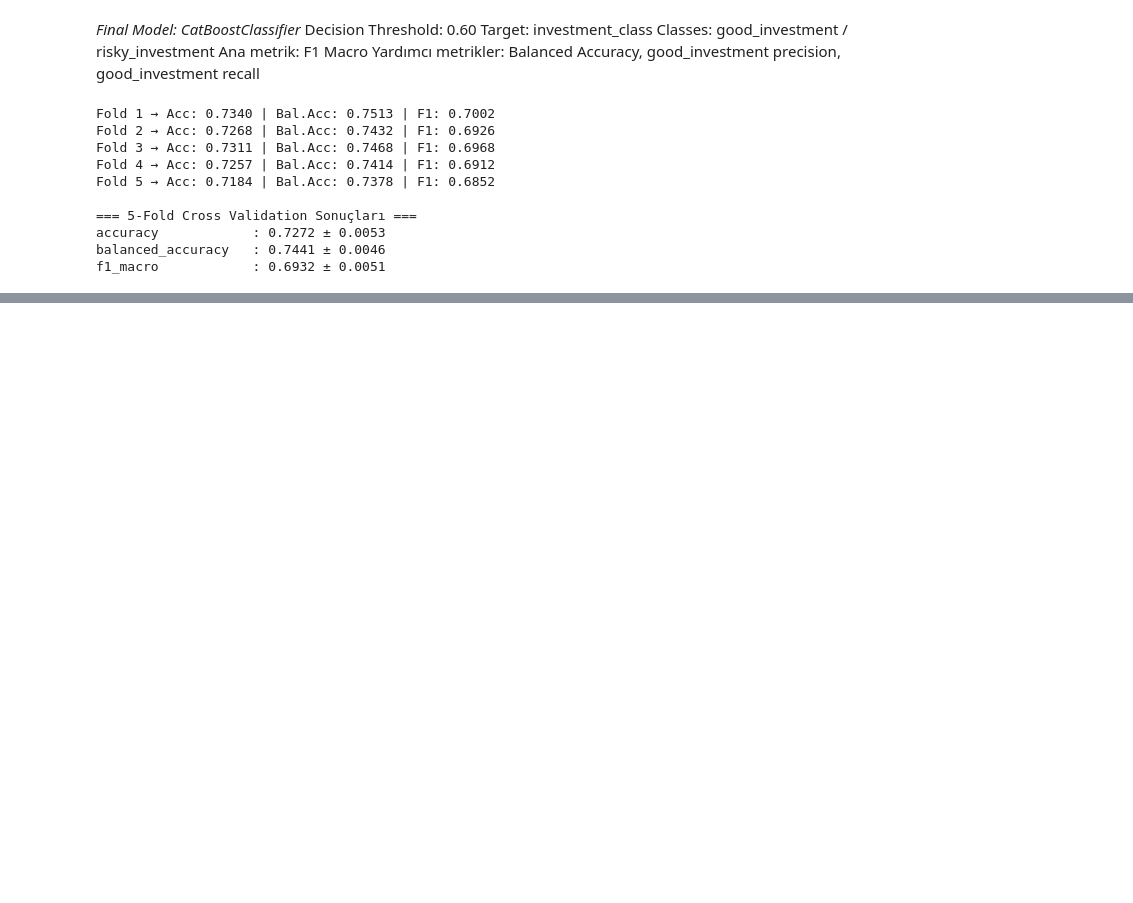
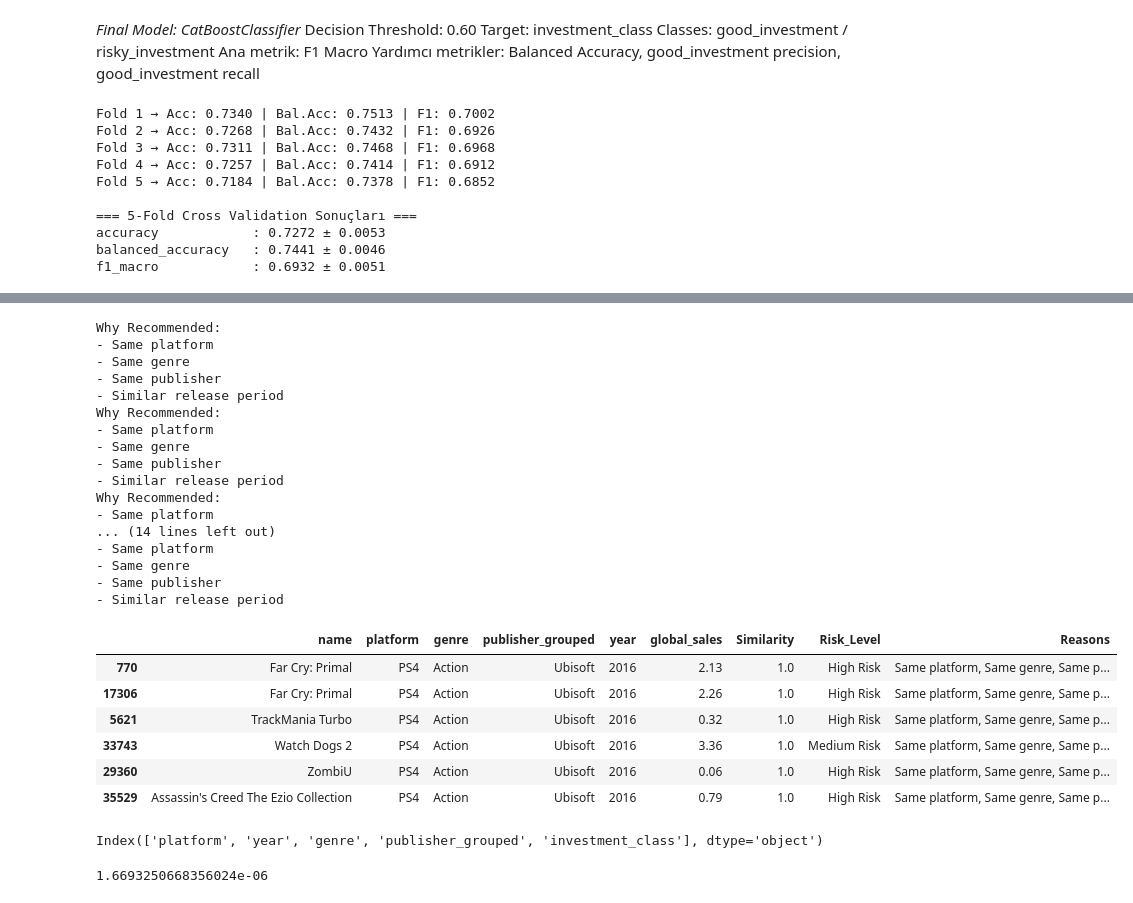
Before and after one commit to mevhibekok/GameVestAI, a Jupyter notebook: notebooks/eda.ipynb, the cells around one changed output, grey strips where cells are left out. Saved outputs shown, nothing was run; the diff lists cells and outputs as text; code cells hidden in the pictures; blank space fills up the shorter version.

```diff
--- a/notebooks/eda.ipynb
+++ b/notebooks/eda.ipynb
@@ -1712,0 +1916,34 @@ f1_macro            : 0.6932 ± 0.0051
+# %%
+# The logic has been moved into the recommend_games function.
+# Let's test it out:
+recommend_games(
+    platform='PS4',
+    genre='Action',
+    publisher='Ubisoft',
+    year=2016
+)
+# %% [output]
+Why Recommended:
+- Same platform
+- Same genre
+- Same publisher
+- Similar release period
+Why Recommended:
+- Same platform
+- Same genre
+- Same publisher
+- Similar release period
+Why Recommended:
+- Same platform
+... (14 lines left out)
+- Same platform
+- Same genre
+- Same publisher
+- Similar release period
+|  | name | platform | genre | publisher_grouped | year | global_sales | Similarity | Risk_Level | Reasons |
+| 770 | Far Cry: Primal | PS4 | Action | Ubisoft | 2016 | 2.13 | 1.0 | High Risk | Same platform, Same genre, Same p... |
+| 17306 | Far Cry: Primal | PS4 | Action | Ubisoft | 2016 | 2.26 | 1.0 | High Risk | Same platform, Same genre, Same p... |
+| 5621 | TrackMania Turbo | PS4 | Action | Ubisoft | 2016 | 0.32 | 1.0 | High Risk | Same platform, Same genre, Same p... |
+| 33743 | Watch Dogs 2 | PS4 | Action | Ubisoft | 2016 | 3.36 | 1.0 | Medium Risk | Same platform, Same genre, Same p... |
+| 29360 | ZombiU | PS4 | Action | Ubisoft | 2016 | 0.06 | 1.0 | High Risk | Same platform, Same genre, Same p... |
+| 35529 | Assassin's Creed The Ezio Collection | PS4 | Action | Ubisoft | 2016 | 0.79 | 1.0 | High Risk | Same platform, Same genre, Same p... |
@@ -1712,0 +1975,4 @@ f1_macro            : 0.6932 ± 0.0051
+# %%
+print(recommend_df.columns)
+# %% [output]
+Index(['platform', 'year', 'genre', 'publisher_grouped', 'investment_class'], dtype='object')
@@ -1712,0 +1985,4 @@ f1_macro            : 0.6932 ± 0.0051
+# %%
+print(recommend_df['global_sales'].isna().mean())
+# %% [output]
+1.6693250668356024e-06
```
Also changed, not shown: parts of 36 cells of this notebook.
